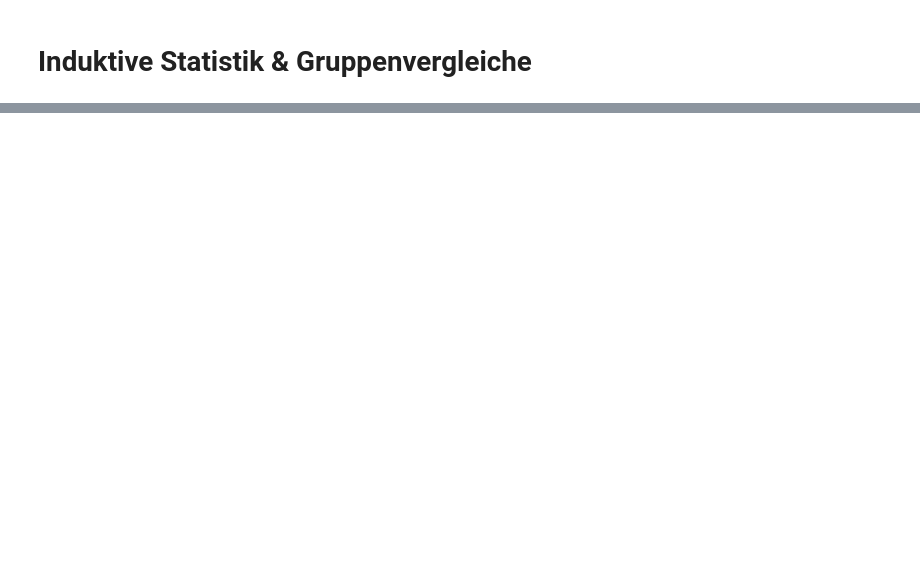
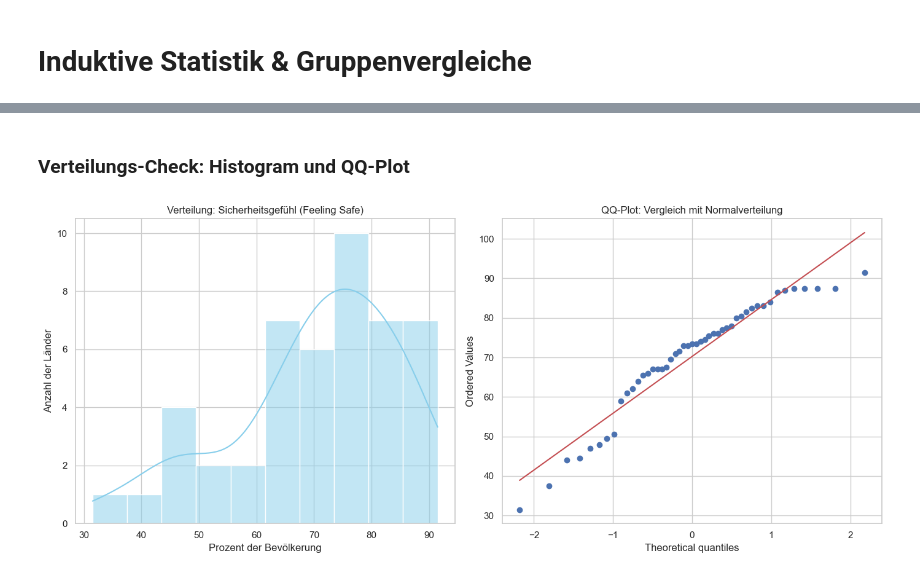
Before and after one commit to flurinasophie/Statistik_Projekt_OECDWellBeing, a Jupyter notebook: notebooks/04_Induktive_Statistik_und_Gruppenvergleiche.ipynb, the cells around one changed output, grey strips where cells are left out. Saved outputs shown, nothing was run; the diff lists cells and outputs as text; code cells hidden in the pictures; blank space fills up the shorter version.

```diff
--- a/notebooks/04_Induktive_Statistik_und_Gruppenvergleiche.ipynb
+++ b/notebooks/04_Induktive_Statistik_und_Gruppenvergleiche.ipynb
@@ -59,0 +83,21 @@ KeyError: 'Life satisfaction'
+# %% [markdown]
+### Verteilungs-Check: Histogram und QQ-Plot
+# %%
+# Verteilungsprüfung
+
+fig, axes = plt.subplots(1, 2, figsize=(14, 6))
+
+# 1. Histogramm mit Dichtekurve (KDE)
+sns.histplot(df_clean['FeelingSafe'], kde=True, color='skyblue', bins=10, ax=axes[0])
+axes[0].set_title('Verteilung: Sicherheitsgefühl (Feeling Safe)')
+axes[0].set_xlabel('Prozent der Bevölkerung')
+axes[0].set_ylabel('Anzahl der Länder')
+
+# 2. QQ-Plot (Quantile-Quantile-Plot)
+stats.probplot(df_clean['FeelingSafe'], dist="norm", plot=axes[1])
+axes[1].set_title('QQ-Plot: Vergleich mit Normalverteilung')
+
+plt.tight_layout()
+plt.show()
+# %% [output]
+[figure, added]
```
Also changed, not shown: parts of 28 cells of this notebook, 4 other files.
